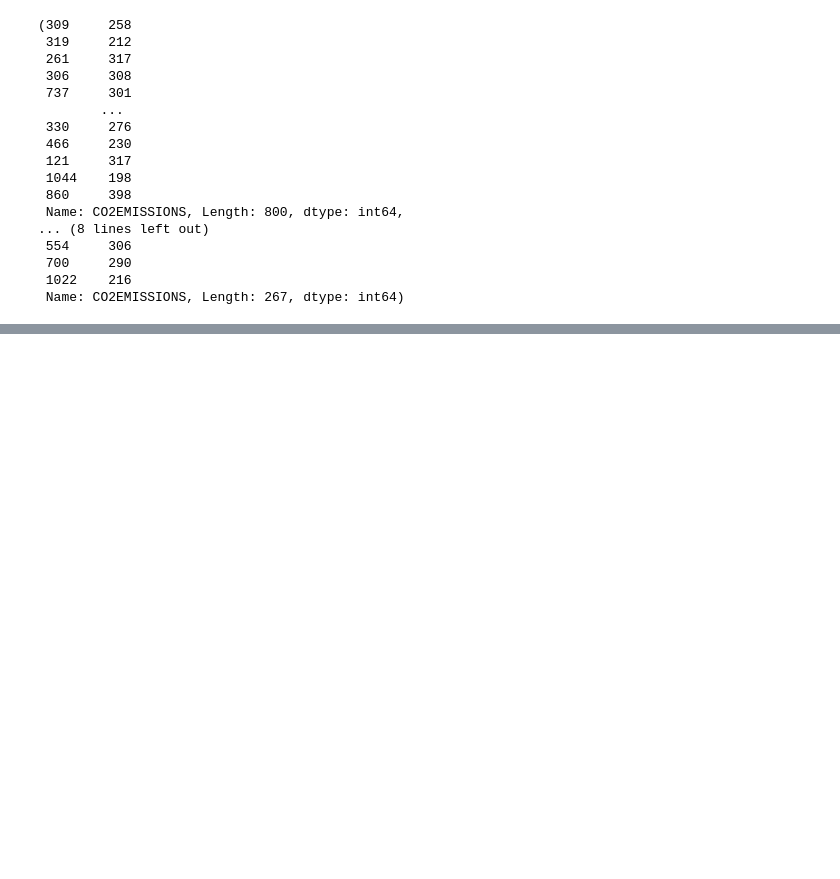
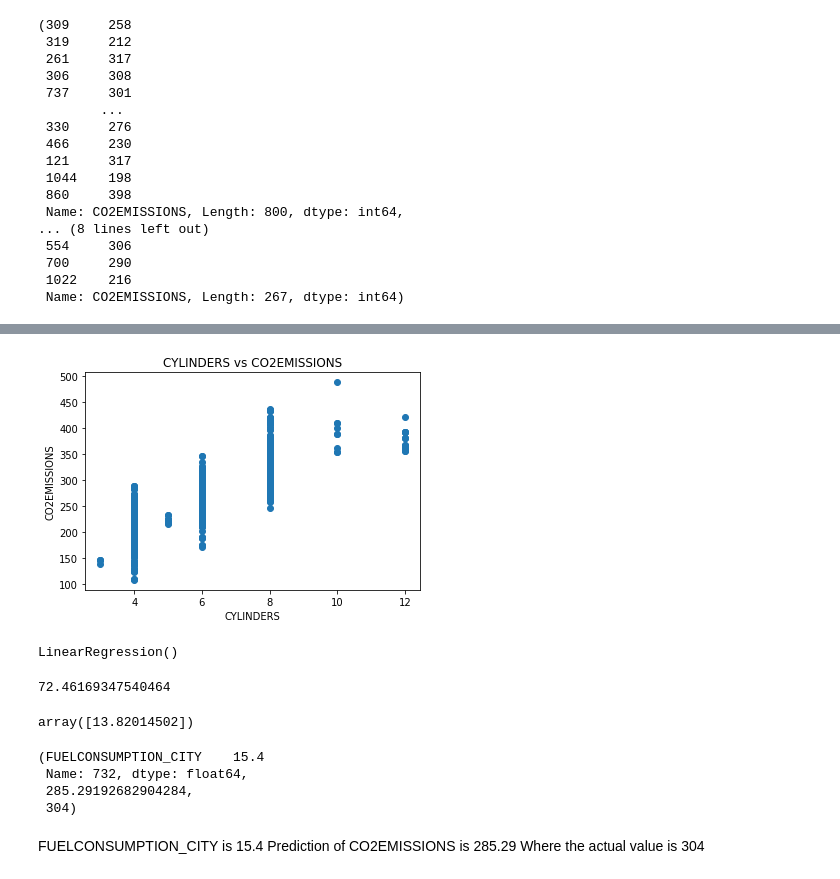
Before and after one commit to MoksedurRahman/Linear_Regression, a Jupyter notebook: Linear_Regression.ipynb, the cells around one changed output, grey strips where cells are left out. Drawn from its saved outputs; the diff is of its cells as text; code cells hidden in the pictures; blank space fills up the shorter version.

```diff
--- a/Linear_Regression.ipynb
+++ b/Linear_Regression.ipynb
@@ -233,0 +251,44 @@ ytrain,ytest
+# %%
+plt.scatter(Feature.CYLINDERS,Target.values)
+plt.title('CYLINDERS vs CO2EMISSIONS')
+plt.xlabel('CYLINDERS')
+plt.ylabel('CO2EMISSIONS')
+plt.show()
+# %% [output]
+[figure, added]
+# %%
+from sklearn.linear_model import LinearRegression
+model = LinearRegression()
+model.fit(xtrain[['FUELCONSUMPTION_CITY']],ytrain.values.ravel())
+# %% [output]
+LinearRegression()
+# %%
+# Value of Theta 0
+model.intercept_
+# %% [output]
+72.46169347540464
+# %%
+# Value of  Theta 1
+#Coefficient of X
+#One Feature thats why Only one Coefficient is here
+model.coef_
+# %% [output]
+array([13.82014502])
+# %%
+#prediction of Testing Data
+#ypred = y hat  +
+#model.predict(xtest[['FUELCONSUMPTION_CITY']])
+ypred = model.predict(xtest[['FUELCONSUMPTION_CITY']])
+#xtest[['FUELCONSUMPTION_CITY']],ypred
+# xtest[['FUELCONSUMPTION_CITY']].iloc[0],ypred[0]
+xtest[['FUELCONSUMPTION_CITY']].iloc[0],ypred[0],ytest.values[0] # iloc=index location
+# Formula : y hat =θ0+(θ1*x)
+# %% [output]
+(FUELCONSUMPTION_CITY    15.4
+ Name: 732, dtype: float64,
+ 285.29192682904284,
+ 304)
+# %% [markdown]
+FUELCONSUMPTION_CITY is 15.4
+Prediction of CO2EMISSIONS is 285.29
+Where the actual value is 304
```
Also changed, not shown: parts of 7 cells of this notebook.
